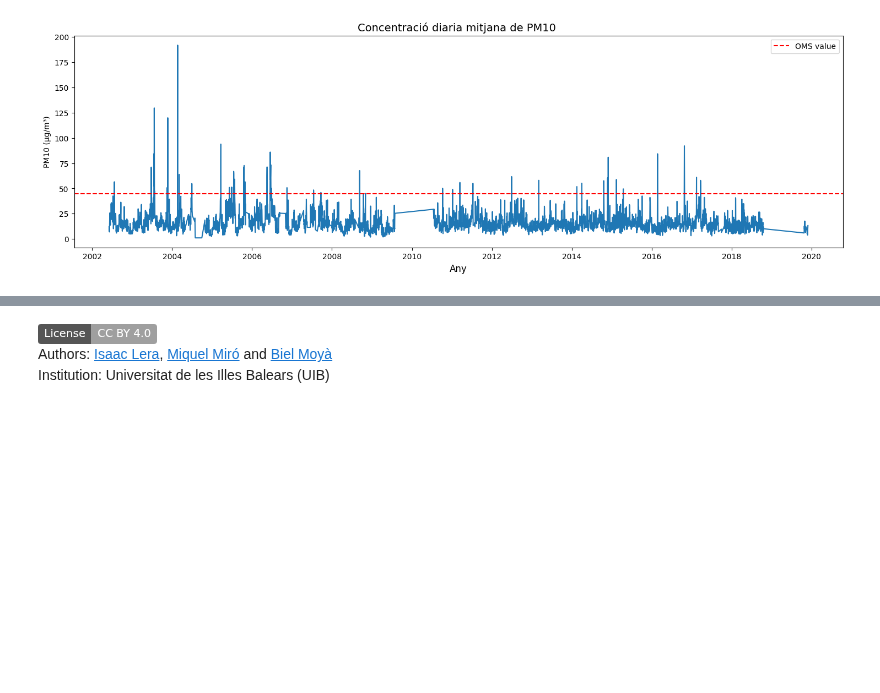
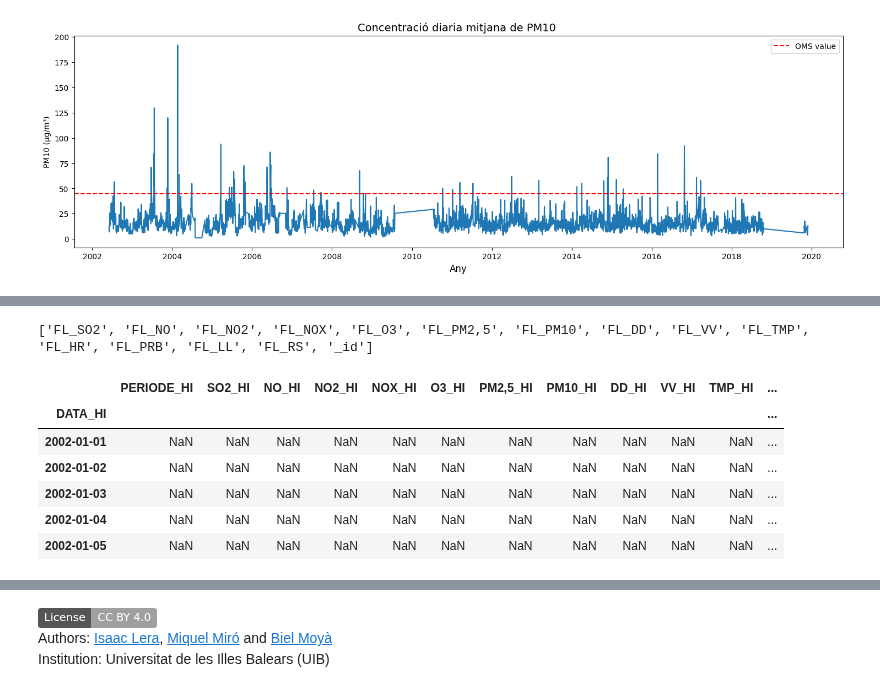
Before and after one commit to wisaaco/CURS_AdministracioAnaliticaAvan-adaDeDades, a Jupyter notebook: lessons/projecte_final.ipynb, the cells around one changed output, grey strips where cells are left out. Drawn from its saved outputs; the diff is of its cells as text; code cells hidden in the pictures; badges without logos; blank space fills up the shorter version.

```diff
--- a/lessons/projecte_final.ipynb
+++ b/lessons/projecte_final.ipynb
@@ -171,0 +170,11 @@ plt.legend(loc = 'upper right')
+# %%
+## Aqui comença la vostra feina
+
+### OPCIÓ A.
+df.sort_index(inplace=True) #ordenant l'index
+
+#Agafant un contaminat (la nostra variable objectiu = Y), per exemple el NO2, damunt un periode on hagi valors (de 2018 fins al 2020 pràcticament no hi ha!)
+serie_no2 = df.loc["2014":"2016"]["NO2_HI"]
+
+print(serie_no2.shape[0]) #Total mostres
+print(serie_no2.isna().sum()) #Total mostres sense cap valor
@@ -171,0 +189,16 @@ plt.legend(loc = 'upper right')
+# %%
+# Sobre quines dades?
+# df["2014:2016"]
+# Podem netejar columnes que, en principi, "no aporten" (FL_*, id_).
+
+# La columna "Període" (l'hora) potser és útil?
+
+print(df.columns)
+
+cols_to_drop = [] #aqui ficarem totes les columnes a suprimir
+for label_col in df.columns.values:
+    if label_col.startswith("FL_"):
+        cols_to_drop.append(label_col)
+
+
+print(cols_to_drop)
@@ -171,0 +213,16 @@ plt.legend(loc = 'upper right')
+# %%
+cols_to_drop.append("_id")
+print(cols_to_drop)
+# %% [output]
+['FL_SO2', 'FL_NO', 'FL_NO2', 'FL_NOX', 'FL_O3', 'FL_PM2,5', 'FL_PM10', 'FL_DD', 'FL_VV', 'FL_TMP', 'FL_HR', 'FL_PRB', 'FL_LL', 'FL_RS', '_id']
+# %%
+df_regressio = df.drop(columns=cols_to_drop)
+df_regressio.head(5)
+# %% [output]
+|  | PERIODE_HI | SO2_HI | NO_HI | NO2_HI | NOX_HI | O3_HI | PM2,5_HI | PM10_HI | DD_HI | VV_HI | TMP_HI | ... |
+| DATA_HI |  |  |  |  |  |  |  |  |  |  |  | ... |
+| 2002-01-01 | NaN | NaN | NaN | NaN | NaN | NaN | NaN | NaN | NaN | NaN | NaN | ... |
+| 2002-01-02 | NaN | NaN | NaN | NaN | NaN | NaN | NaN | NaN | NaN | NaN | NaN | ... |
+| 2002-01-03 | NaN | NaN | NaN | NaN | NaN | NaN | NaN | NaN | NaN | NaN | NaN | ... |
+| 2002-01-04 | NaN | NaN | NaN | NaN | NaN | NaN | NaN | NaN | NaN | NaN | NaN | ... |
+| 2002-01-05 | NaN | NaN | NaN | NaN | NaN | NaN | NaN | NaN | NaN | NaN | NaN | ... |
```
Also changed, not shown: parts of 8 cells of this notebook, 1 other file.
